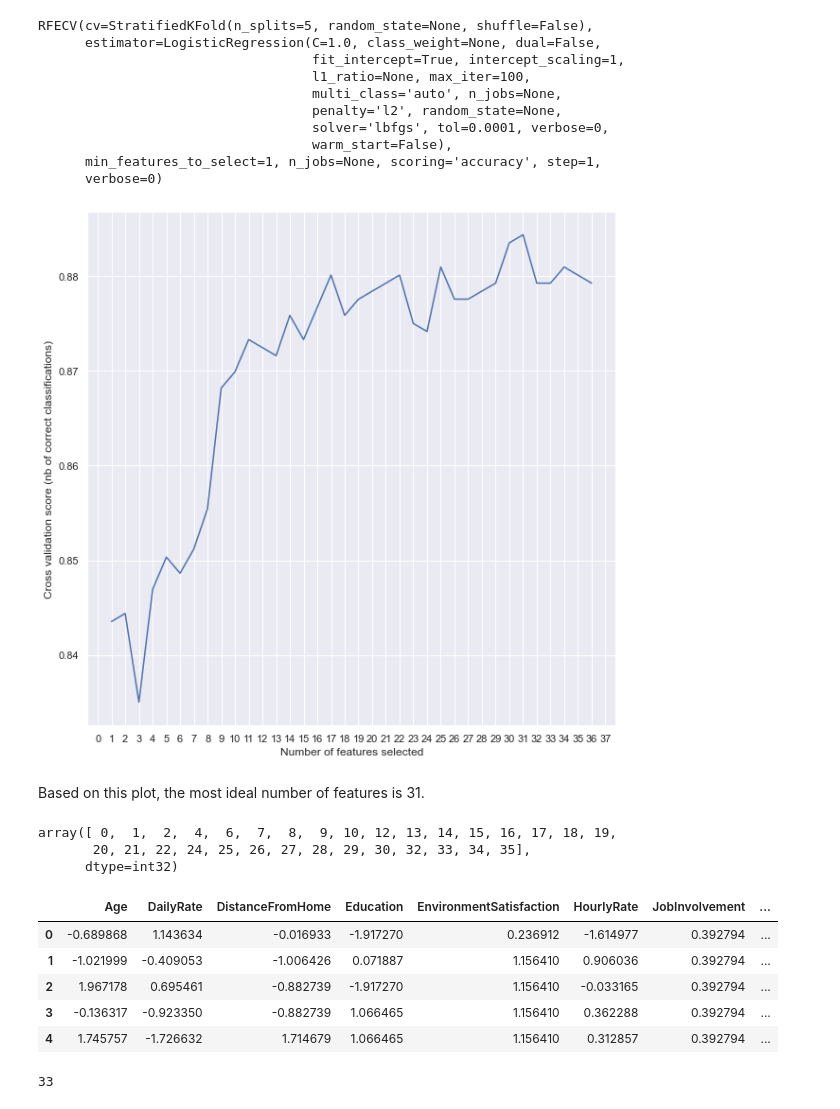
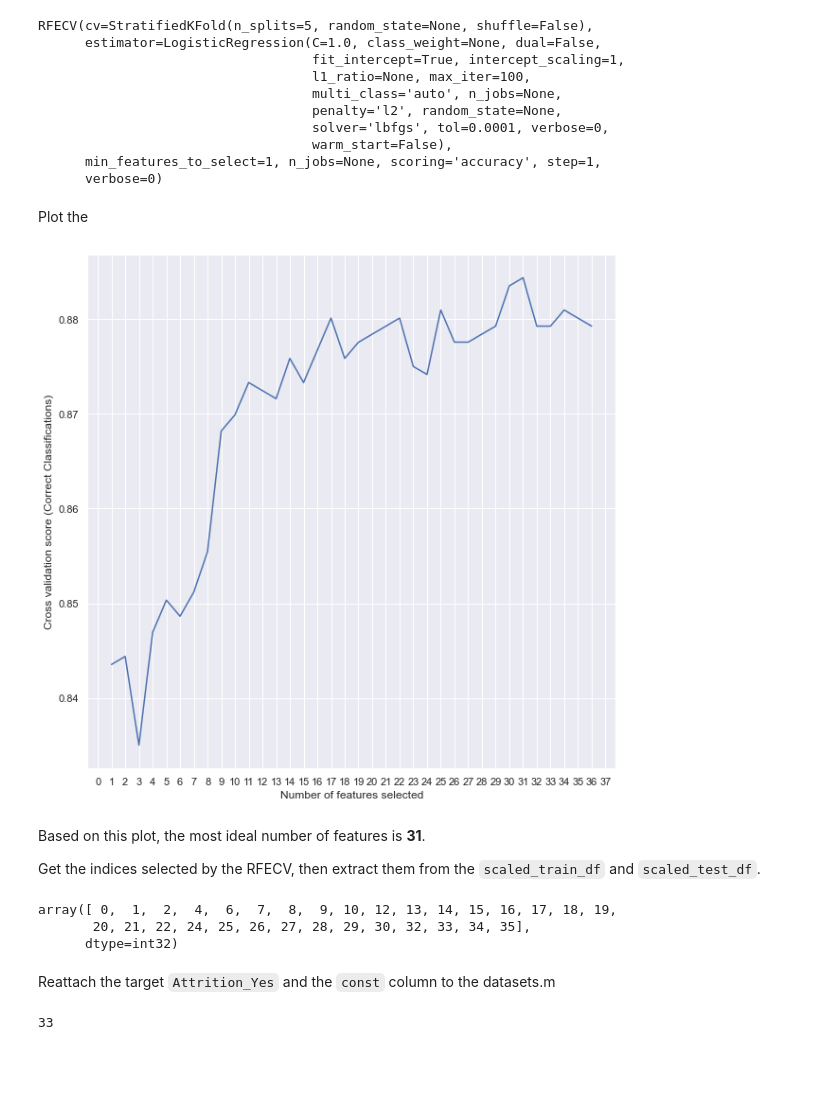
Before and after one commit to dlma1234/datascience_casestudies, a Jupyter notebook: hr_analytics/HR_Attrition_Analysis.ipynb, the cells around one changed output. Saved outputs shown, nothing was run; the diff lists cells and outputs as text; code cells hidden in the pictures; blank space fills up the shorter version.

````diff
--- a/hr_analytics/HR_Attrition_Analysis.ipynb
+++ b/hr_analytics/HR_Attrition_Analysis.ipynb
@@ -658,16 +629,20 @@ RFECV(cv=StratifiedKFold(n_splits=5, random_state=None, shuffle=False),
                                    warm_start=False),
       min_features_to_select=1, n_jobs=None, scoring='accuracy', step=1,
       verbose=0)
+# %% [markdown]
+Plot the
 # %%
 plt.figure(figsize=(10, 10))
 plt.xlabel("Number of features selected")
-plt.ylabel("Cross validation score (nb of correct classifications)")
+plt.ylabel("Cross validation score (Correct Classifications)")
 plt.xticks(np.arange(0,50,1));
 plt.plot(range(1, len(rfecv.grid_scores_) + 1), rfecv.grid_scores_);
 # %% [output]
-[figure, old version]
+[figure, new version]
 # %% [markdown]
-Based on this plot, the most ideal number of features is 31.
+Based on this plot, the most ideal number of features is <b>31</b>.
+
+Get the indices selected by the RFECV, then extract them from the ```scaled_train_df``` and ```scaled_test_df```.
 # %%
 rfecv.get_support(indices=True)
 # %% [output]
@@ -676,15 +651,8 @@ array([ 0,  1,  2,  4,  6,  7,  8,  9, 10, 12, 13, 14, 15, 16, 17, 18, 19,
       dtype=int32)
 # %%
 rfecv_idx = rfecv.get_support(indices=True).tolist()
-# %%
-scaled_train_df.head()
-# %% [output]
-|  | Age | DailyRate | DistanceFromHome | Education | EnvironmentSatisfaction | HourlyRate | JobInvolvement | ... |
-| 0 | -0.689868 | 1.143634 | -0.016933 | -1.917270 | 0.236912 | -1.614977 | 0.392794 | ... |
-| 1 | -1.021999 | -0.409053 | -1.006426 | 0.071887 | 1.156410 | 0.906036 | 0.392794 | ... |
-| 2 | 1.967178 | 0.695461 | -0.882739 | -1.917270 | 1.156410 | -0.033165 | 0.392794 | ... |
-| 3 | -0.136317 | -0.923350 | -0.882739 | 1.066465 | 1.156410 | 0.362288 | 0.392794 | ... |
-| 4 | 1.745757 | -1.726632 | 1.714679 | 1.066465 | 1.156410 | 0.312857 | 0.392794 | ... |
+# %% [markdown]
+Reattach the target ```Attrition_Yes``` and the ```const``` column to the datasets.m
 # %%
 cols_to_retain = scaled_train_df.iloc[:, rfecv_idx].columns.tolist()
 cols_to_retain.append('Attrition_Yes')
````
Also changed, not shown: parts of 76 cells of this notebook.
